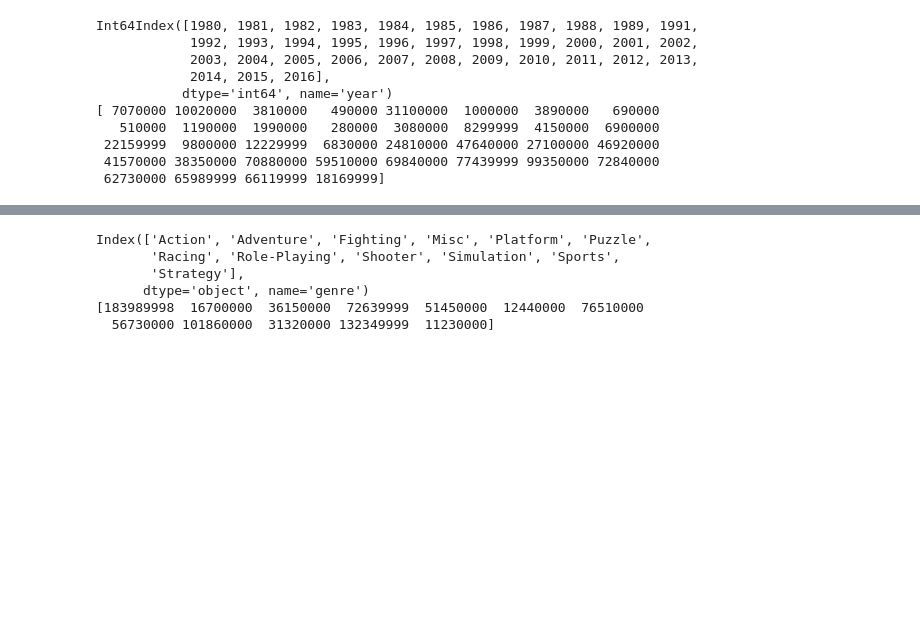
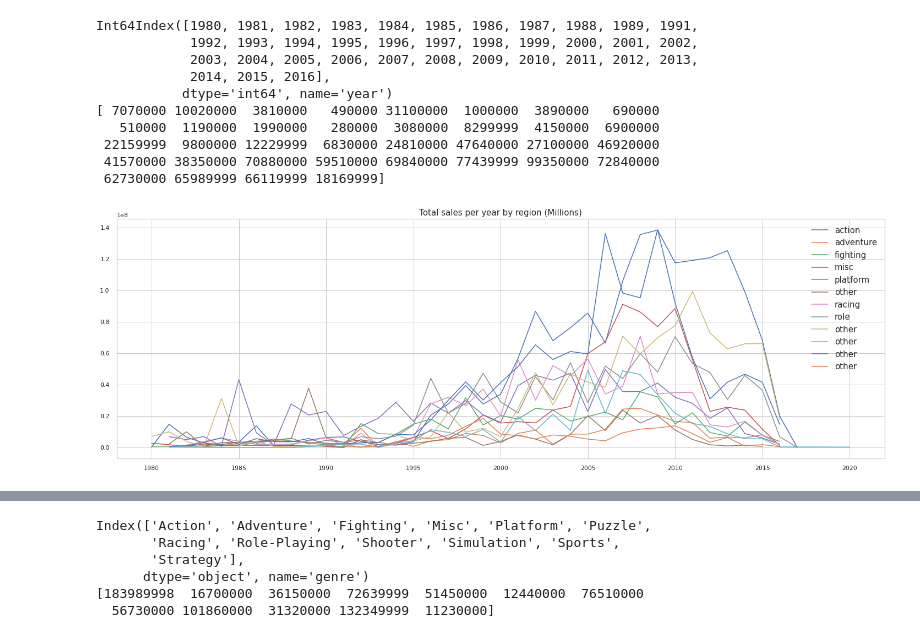
Before and after one commit to sungjin-kim-data/vgames2_data, a Jupyter notebook: vgames2_data.ipynb, the cells around one changed output, grey strips where cells are left out. Saved outputs shown, nothing was run; the diff lists cells and outputs as text; code cells hidden in the pictures; blank space fills up the shorter version.

```diff
--- a/vgames2_data.ipynb
+++ b/vgames2_data.ipynb
@@ -1132,6 +1109,28 @@ Int64Index([1980, 1981, 1982, 1983, 1984, 1985, 1986, 1987, 1988, 1989, 1991,
  22159999  9800000 12229999  6830000 24810000 47640000 27100000 46920000
  41570000 38350000 70880000 59510000 69840000 77439999 99350000 72840000
  62730000 65989999 66119999 18169999]
+# %%
+plt.figure(figsize=(25, 8))
+
+plt.plot(x_action_y, y_action_y, label='action')
+plt.plot(x_adventure_y, y_adventure_y, label='adventure')
+plt.plot(x_fighting_y, y_fighting_y, label='fighting')
+plt.plot(x_misc_y, y_misc_y, label='misc')
+plt.plot(x_platform_y, y_platform_y, label='platform')
+plt.plot(x_puzzle_y, y_puzzle_y, label='other')
+plt.plot(x_racing_y, y_racing_y, label='racing')
+plt.plot(x_role_playing_y, y_role_playing_y, label='role')
+plt.plot(x_shooter_y, y_shooter_y, label='other')
+plt.plot(x_simulation_y, y_simulation_y, label='other')
+plt.plot(x_sports_y, y_sports_y, label='other')
+plt.plot(x_strategy_y, y_strategy_y, label='other')
+
+plt.title('Total sales per year by region (Millions)', fontsize=15)
+plt.legend(fontsize=15)
+
+plt.show()
+# %% [output]
+[figure, added]
 # %%
 go1 = go.Scatter(
     x = x_action_y,
```
Also changed, not shown: parts of 18 cells of this notebook.
